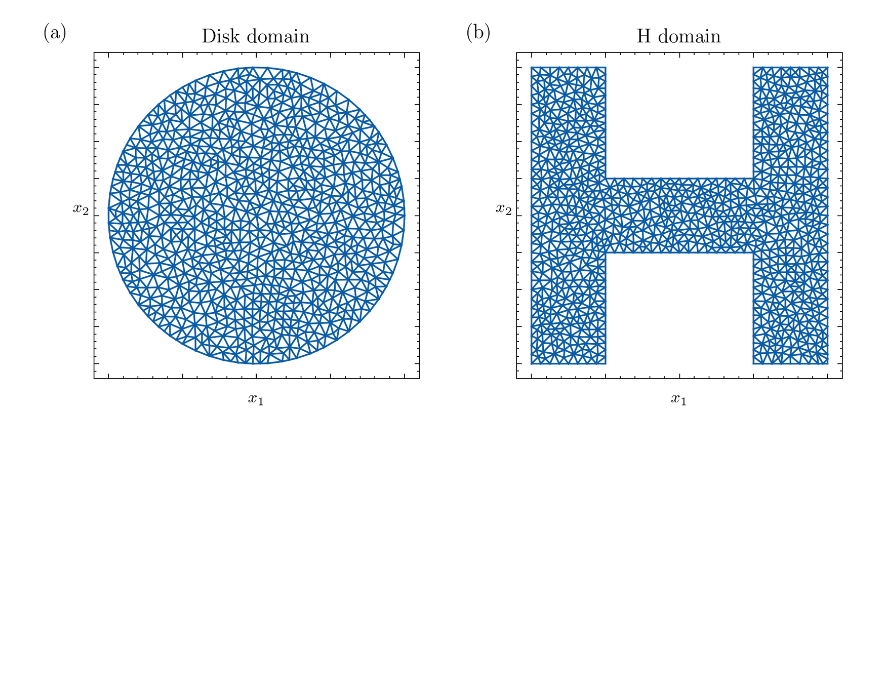
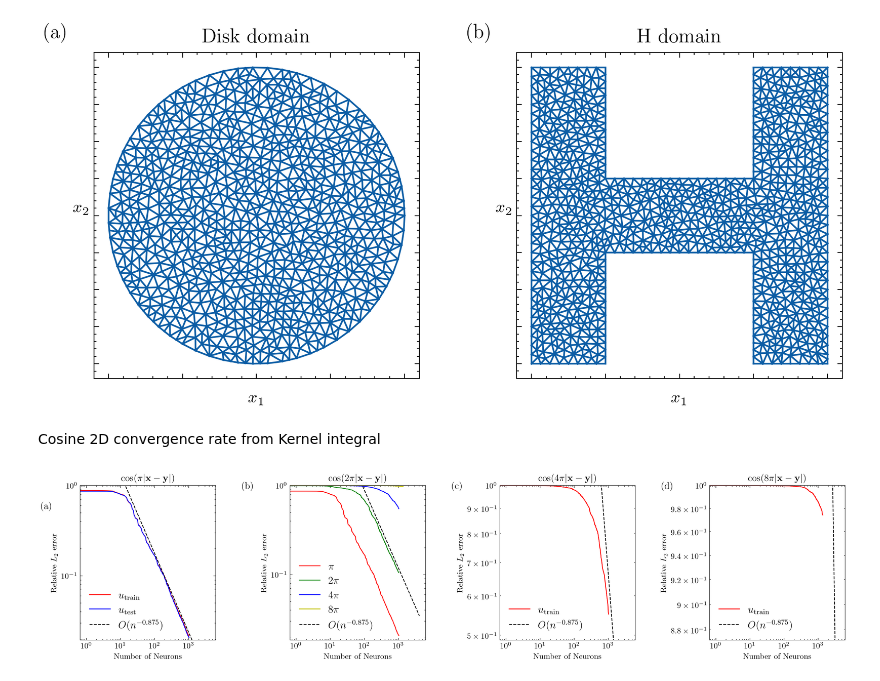
Before and after one commit to linye-boli/OGA-KernelEstimation, a Jupyter notebook: vis/vis2D.ipynb, the cells around one changed output. Drawn from its saved outputs; the diff is of its cells as text; code cells hidden in the pictures; blank space fills up the shorter version.

```diff
--- a/vis/vis2D.ipynb
+++ b/vis/vis2D.ipynb
@@ -204,0 +241,2 @@ plt.savefig('mesh2D.pdf')
+# %% [markdown]
+Cosine 2D convergence rate from Kernel integral
@@ -204,0 +311,4 @@ plt.savefig('mesh2D.pdf')
+# %%
+vis_oga_cos2D_dynamics()
+# %% [output]
+[figure, added]
```
Also changed, not shown: parts of 13 cells of this notebook, 13 other files.
